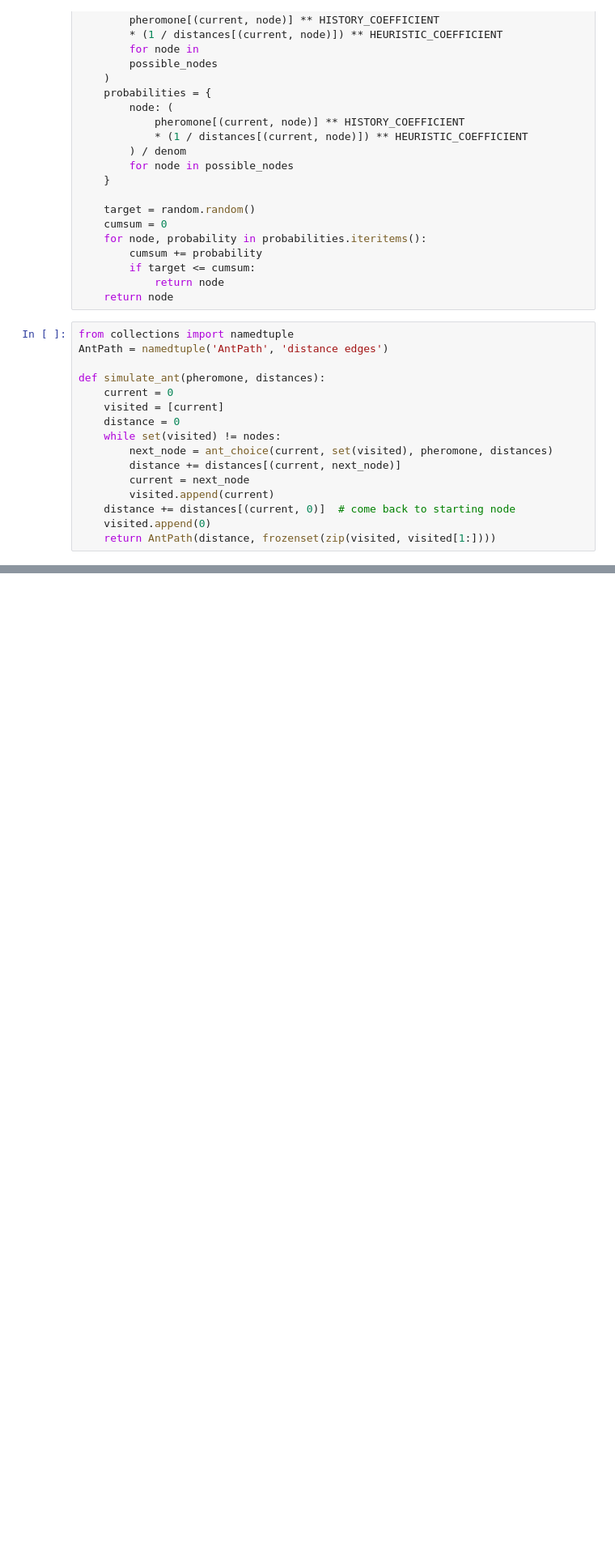
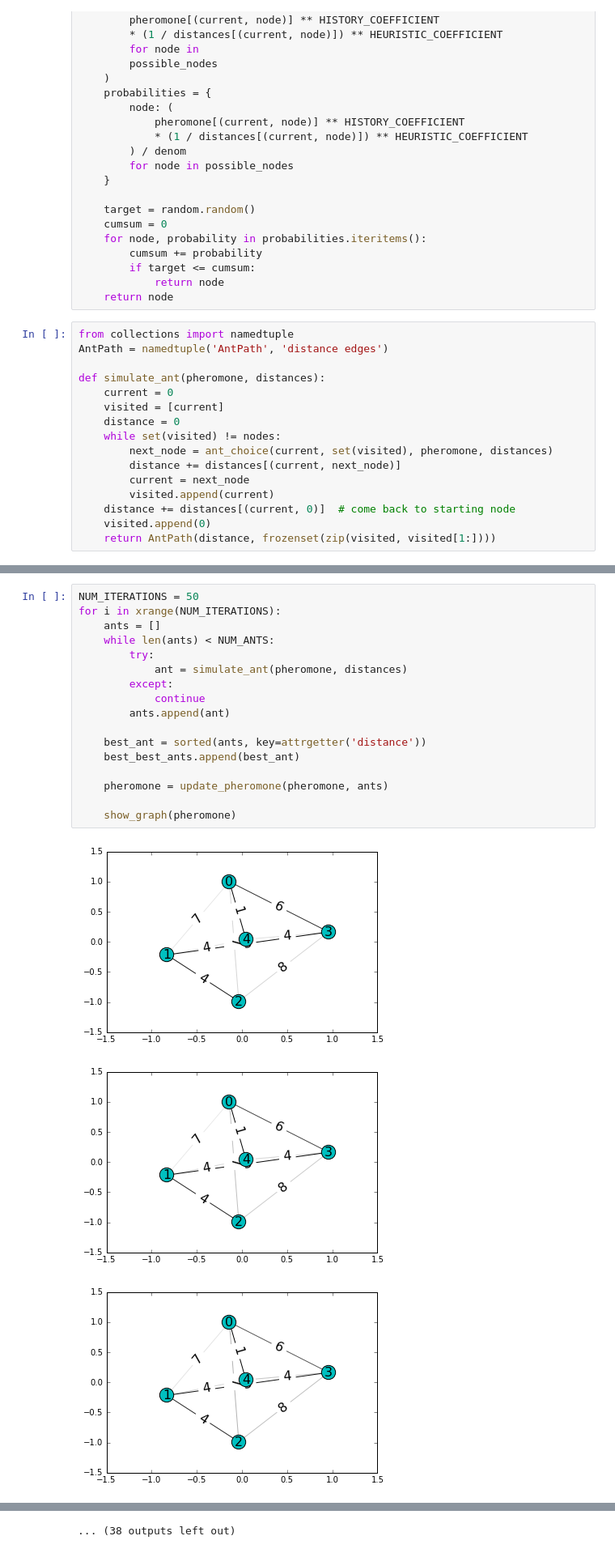
Before and after one commit to hchasestevens/aco, a Jupyter notebook: ACO.ipynb, the cells around one changed output, grey strips where cells are left out. Shown at 81% size. Saved outputs shown, nothing was run; the diff lists cells and outputs as text; blank space fills up the shorter version.

```diff
--- a/ACO.ipynb
+++ b/ACO.ipynb
@@ -170,0 +179,21 @@ for i in xrange(NUM_ITERATIONS):
+# %%
+NUM_ITERATIONS = 50
+for i in xrange(NUM_ITERATIONS):
+    ants = []
+    while len(ants) < NUM_ANTS:
+        try:
+            ant = simulate_ant(pheromone, distances)
+        except:
+            continue
+        ants.append(ant)
+
+    best_ant = sorted(ants, key=attrgetter('distance'))
+    best_best_ants.append(best_ant)
+
+    pheromone = update_pheromone(pheromone, ants)
+
+    show_graph(pheromone)
+# %% [output]
+[figure, added]
+[figure, added]
+[figure, added]
@@ -170,0 +209 @@ for i in xrange(NUM_ITERATIONS):
+... (38 outputs left out)
```
Also changed, not shown: parts of 6 cells of this notebook.
